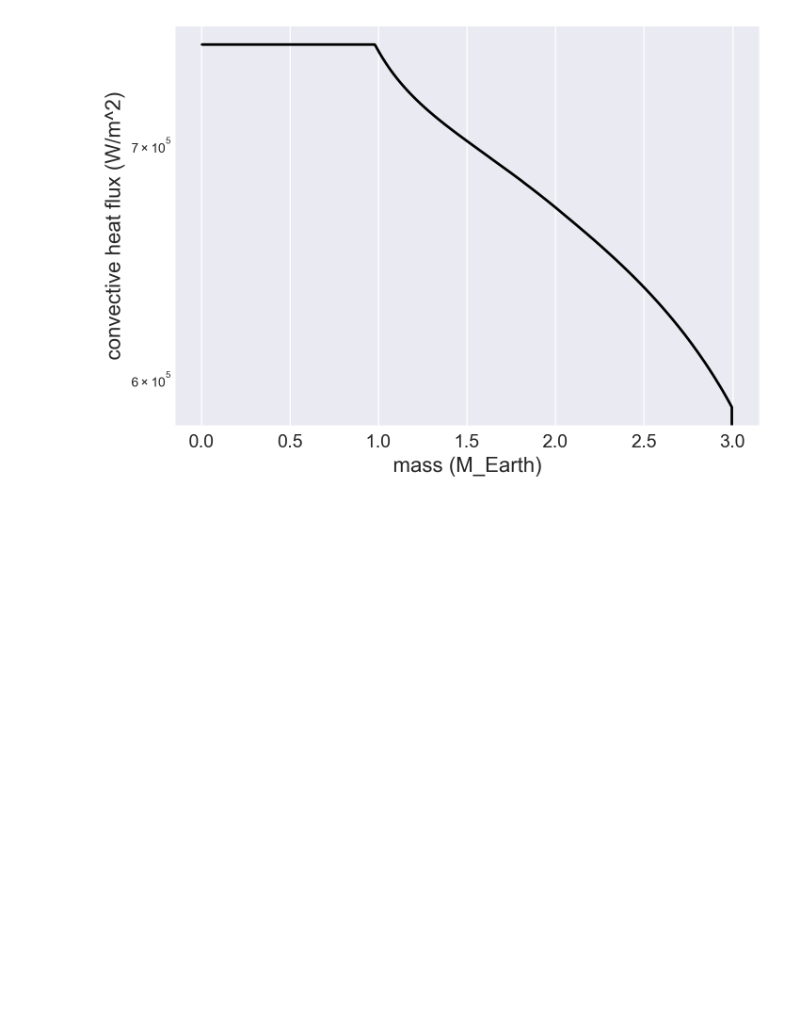
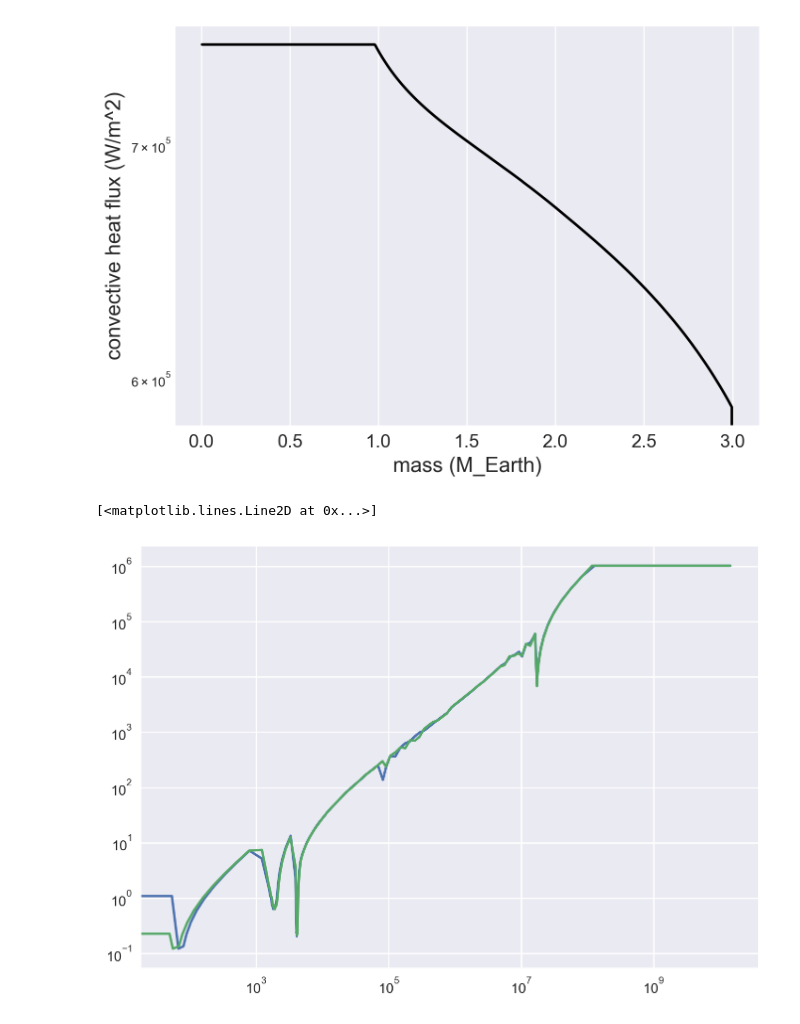
Before and after one commit to zhangjis/CMAPPER_rock, a Jupyter notebook: plot.ipynb, the cells around one changed output. Drawn from its saved outputs; the diff is of its cells as text; code cells hidden in the pictures; blank space fills up the shorter version.

```diff
--- a/plot.ipynb
+++ b/plot.ipynb
@@ -268,3 +269,8 @@ plt.plot(s[:,i_x],s[:,i_y],color='black',linewidth=2.0)
 x-axis is mass (M_Earth) and y-axis is convective heat flux (W/m^2)
 [<matplotlib.lines.Line2D at 0x...>]
 [figure]
+# %%
+path='results_Mpl1.0_CMF0.326_time14.0_Qrad1.0_1.0_1.0_1.0_Teq255.0_Qradc0.0_eta1.0'
+one_day=86400.0
+one_year=one_day*356.0
+one_Gyr=one_year*1e9
@@ -270,0 +286,17 @@ x-axis is mass (M_Earth) and y-axis is convective heat flux (W/m^2)
+# %%
+evo0=np.loadtxt(path+'_mzmulti0.8_czmulti0.8_dt0.5/evolution.txt')
+evo1=np.loadtxt('../CMAPPER_rock_various_dm/'+path+'_mz200.0_cz200.0_dt1.0/evolution.txt')
+evo2=np.loadtxt('../CMAPPER_rock_various_dm/'+path+'_mz200.0_cz500.0_dt1.0/evolution.txt')
+evo3=np.loadtxt('../CMAPPER_rock_various_dm/'+path+'_mz200.0_cz1000.0_dt1.0/evolution.txt')
+# %%
+plt.yscale('log')
+plt.xscale('log')
+#plt.xlim(1e8,2e10)
+#plt.ylim(1e5,1.5e6)
+#plt.plot(evo0[:,0]/one_year,evo0[:,1]/one_year)
+plt.plot(evo1[:,0]/one_year,evo1[:,1]/one_year)
+plt.plot(evo3[:,0]/one_year,evo3[:,1]/one_year)
+#plt.plot(evo2[:,0]/one_year,evo2[:,1]/one_year)
+# %% [output]
+[<matplotlib.lines.Line2D at 0x...>]
+[figure, added]
```
Also changed, not shown: parts of 4 cells of this notebook, 6 other files.
